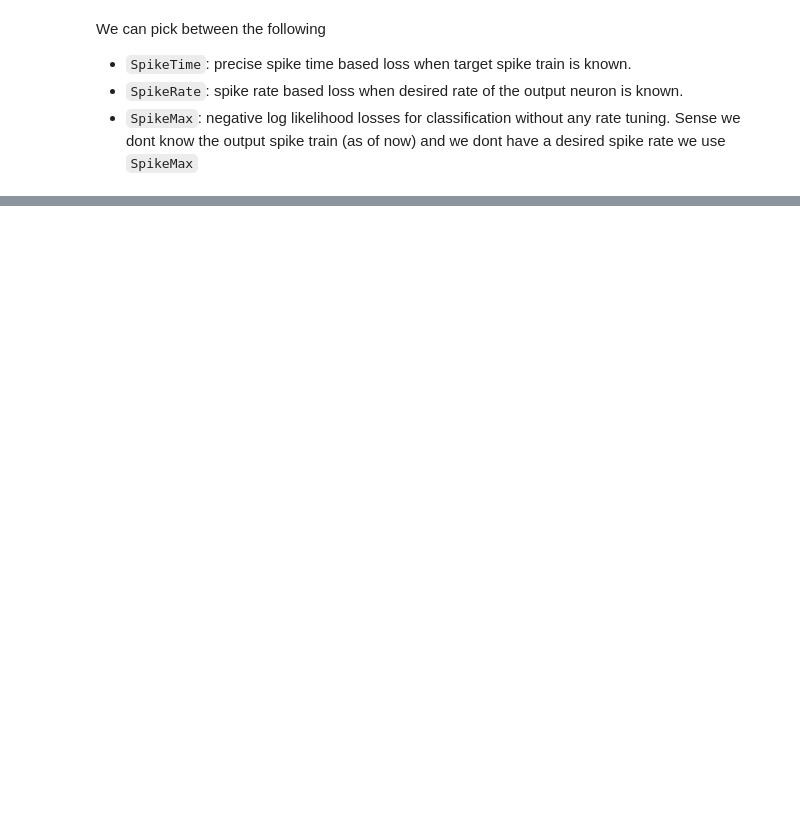
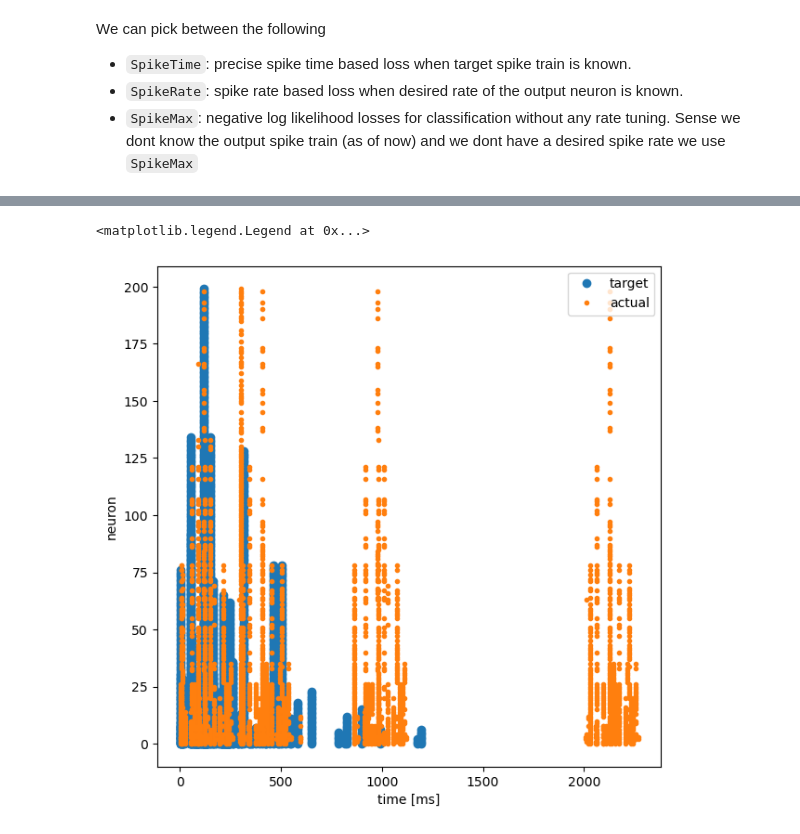
Before and after one commit to khood5/SNN-DNA-project, a Jupyter notebook: surrogate_gradient_approach.ipynb, the cells around one changed output, grey strips where cells are left out. Cells and saved outputs as stored; diff of their text form; code cells hidden in the pictures; blank space fills up the shorter version.

```diff
--- a/surrogate_gradient_approach.ipynb
+++ b/surrogate_gradient_approach.ipynb
@@ -241,0 +341,13 @@ for epoch in range(epochs):
+# %%
+output = net(input.to(device))
+event = slayer.io.tensor_to_event(output.cpu().data.numpy())
+output_anim = event.anim(plt.figure(figsize=(10, 10)))
+# display.HTML(output_anim.to_jshtml())
+output_anim.save('output.gif', animation.PillowWriter(fps=24), dpi=300)
+
+html = '<table><tr>'
+html += '<td>Output</td><td>Target</td></tr><tr>'
+html += gif_td(f'output.gif')
+html += gif_td(f'target.gif')
+html += '</tr></table>'
+display.HTML(html)
@@ -241,0 +356,10 @@ for epoch in range(epochs):
+# %%
+plt.figure(figsize=(7, 7))
+plt.plot(trainingData.getSlayerEvents(0)[1].t, trainingData.getSlayerEvents(0)[1].x, '.', markersize=12, label='target')
+plt.plot(event.t, event.x, '.', label='actual')
+plt.xlabel('time [ms]')
+plt.ylabel('neuron')
+plt.legend()
+# %% [output]
+<matplotlib.legend.Legend at 0x...>
+[figure, added]
```
Also changed, not shown: parts of 15 cells of this notebook, 9 other files.
